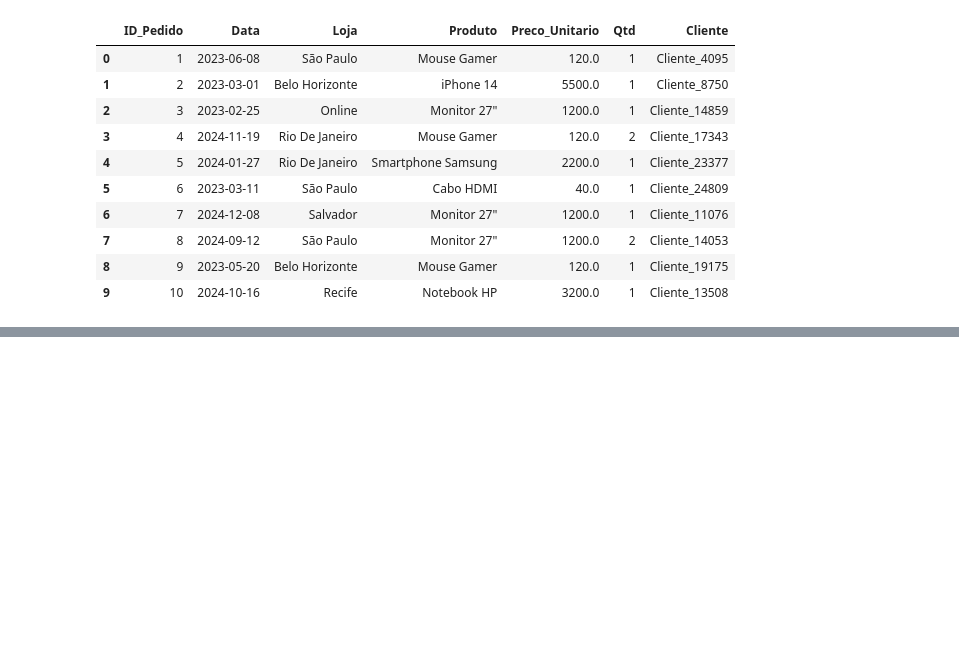
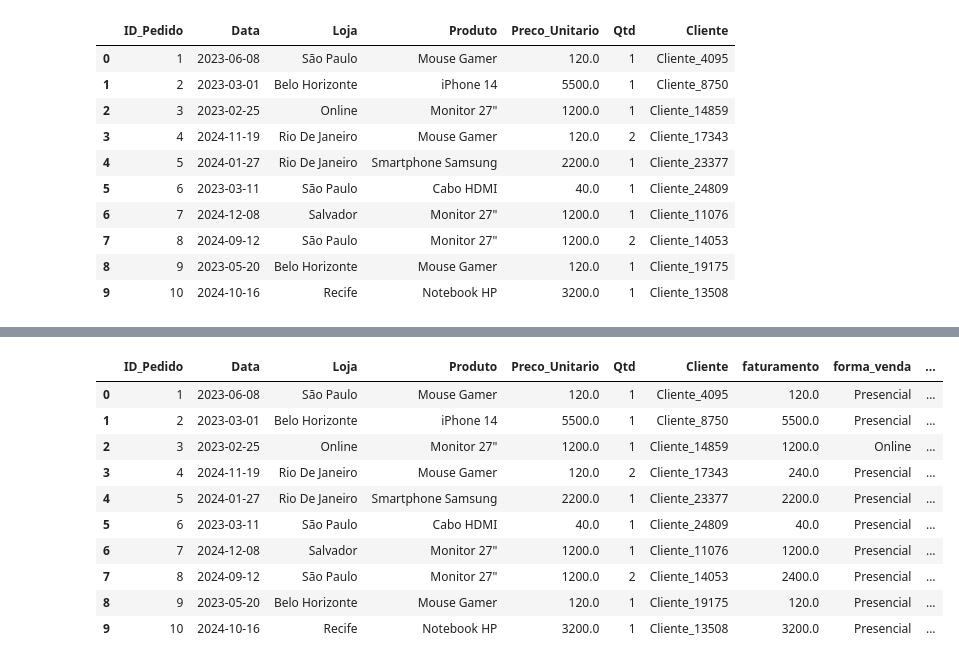
Before and after one commit to kauacomk123/vendas-tech, a Jupyter notebook: testePandas.ipynb, the cells around one changed output, grey strips where cells are left out. Saved outputs shown, nothing was run; the diff lists cells and outputs as text; code cells hidden in the pictures; blank space fills up the shorter version.

```diff
--- a/testePandas.ipynb
+++ b/testePandas.ipynb
@@ -39,0 +113,16 @@ display(df_analise.head(10))
+# %%
+df_analise['faturamento'] = df_analise['Qtd'] * df_analise['Preco_Unitario']
+
+display(df_analise.head(10))
+# %% [output]
+|  | ID_Pedido | Data | Loja | Produto | Preco_Unitario | Qtd | Cliente | faturamento | forma_venda | ... |
+| 0 | 1 | 2023-06-08 | São Paulo | Mouse Gamer | 120.0 | 1 | Cliente_4095 | 120.0 | Presencial | ... |
+| 1 | 2 | 2023-03-01 | Belo Horizonte | iPhone 14 | 5500.0 | 1 | Cliente_8750 | 5500.0 | Presencial | ... |
+| 2 | 3 | 2023-02-25 | Online | Monitor 27" | 1200.0 | 1 | Cliente_14859 | 1200.0 | Online | ... |
+| 3 | 4 | 2024-11-19 | Rio De Janeiro | Mouse Gamer | 120.0 | 2 | Cliente_17343 | 240.0 | Presencial | ... |
+| 4 | 5 | 2024-01-27 | Rio De Janeiro | Smartphone Samsung | 2200.0 | 1 | Cliente_23377 | 2200.0 | Presencial | ... |
+| 5 | 6 | 2023-03-11 | São Paulo | Cabo HDMI | 40.0 | 1 | Cliente_24809 | 40.0 | Presencial | ... |
+| 6 | 7 | 2024-12-08 | Salvador | Monitor 27" | 1200.0 | 1 | Cliente_11076 | 1200.0 | Presencial | ... |
+| 7 | 8 | 2024-09-12 | São Paulo | Monitor 27" | 1200.0 | 2 | Cliente_14053 | 2400.0 | Presencial | ... |
+| 8 | 9 | 2023-05-20 | Belo Horizonte | Mouse Gamer | 120.0 | 1 | Cliente_19175 | 120.0 | Presencial | ... |
+| 9 | 10 | 2024-10-16 | Recife | Notebook HP | 3200.0 | 1 | Cliente_13508 | 3200.0 | Presencial | ... |
```
Also changed, not shown: parts of 4 cells of this notebook, 1 other file.
